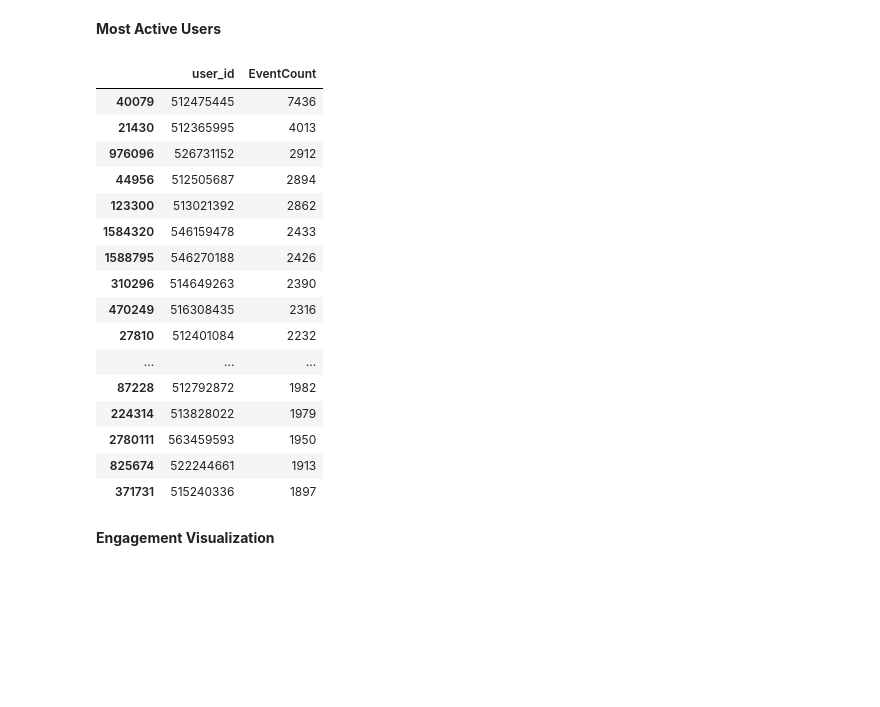
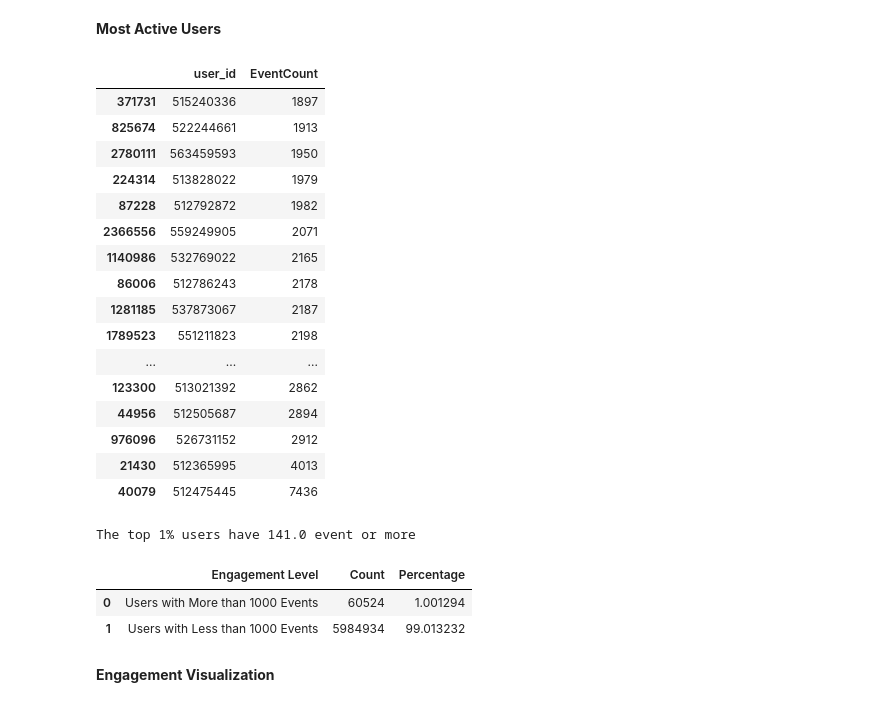
Before and after one commit to KHARCHISalahEddine/data-analysis-portfolio, a Jupyter notebook: projects/productpulse-analytics/notebooks/01_product_eda.ipynb, the cells around one changed output. Drawn from its saved outputs; the diff is of its cells as text; code cells hidden in the pictures; blank space fills up the shorter version.

Commit message:
Implement user engagement analytics and retention KPI analysis

```diff
--- a/projects/productpulse-analytics/notebooks/01_product_eda.ipynb
+++ b/projects/productpulse-analytics/notebooks/01_product_eda.ipynb
@@ -310,31 +311,54 @@ user_activity
 # %%
 top_users = (
     user_activity
     .sort_values(
         by=["EventCount"],
         ascending=False
     )
     .head(20)
 )
 
-top_users
+top_users.sort_values(by=["EventCount"])
 # %% [output]
 |  | user_id | EventCount |
+| 371731 | 515240336 | 1897 |
+| 825674 | 522244661 | 1913 |
+| 2780111 | 563459593 | 1950 |
+| 224314 | 513828022 | 1979 |
+| 87228 | 512792872 | 1982 |
+| 2366556 | 559249905 | 2071 |
+| 1140986 | 532769022 | 2165 |
+| 86006 | 512786243 | 2178 |
+| 1281185 | 537873067 | 2187 |
+| 1789523 | 551211823 | 2198 |
+| ... | ... | ... |
+| 123300 | 513021392 | 2862 |
+| 44956 | 512505687 | 2894 |
+| 976096 | 526731152 | 2912 |
+| 21430 | 512365995 | 4013 |
 | 40079 | 512475445 | 7436 |
-| 21430 | 512365995 | 4013 |
-| 976096 | 526731152 | 2912 |
-| 44956 | 512505687 | 2894 |
-| 123300 | 513021392 | 2862 |
-| 1584320 | 546159478 | 2433 |
-| 1588795 | 546270188 | 2426 |
-| 310296 | 514649263 | 2390 |
-| 470249 | 516308435 | 2316 |
-| 27810 | 512401084 | 2232 |
-| ... | ... | ... |
-| 87228 | 512792872 | 1982 |
-| 224314 | 513828022 | 1979 |
-| 2780111 | 563459593 | 1950 |
-| 825674 | 522244661 | 1913 |
-| 371731 | 515240336 | 1897 |
+# %%
+# Get the top value of only 1% of people have more than that EventCount
+top_1pct = user_activity["EventCount"].quantile(0.99)
+print(f"The top 1% users have {top_1pct} event or more")
+# %% [output]
+The top 1% users have 141.0 event or more
+# %%
+users_more_than_1000 = user_activity[user_activity['EventCount'] >= top_1pct].size
+percentage_more_than_1000 = users_more_than_1000 / user_activity.size * 100
+users_less_than_1000 = user_activity[user_activity['EventCount'] <= top_1pct].size
+percentage_less_than_1000 = users_less_than_1000 / user_activity.size * 100
+
+Engagement_summary = pd.DataFrame({
+    "Engagement Level": ["Users with More than 1000 Events", "Users with Less than 1000 Events"],
+    "Count": [users_more_than_1000, users_less_than_1000],
+    "Percentage": [percentage_more_than_1000, percentage_less_than_1000]
+})
+
+Engagement_summary
+# %% [output]
+|  | Engagement Level | Count | Percentage |
+| 0 | Users with More than 1000 Events | 60524 | 1.001294 |
+| 1 | Users with Less than 1000 Events | 5984934 | 99.013232 |
 # %% [markdown]
 **Engagement Visualization**
```
Also changed, not shown: parts of 70 cells of this notebook, 1 other file.
